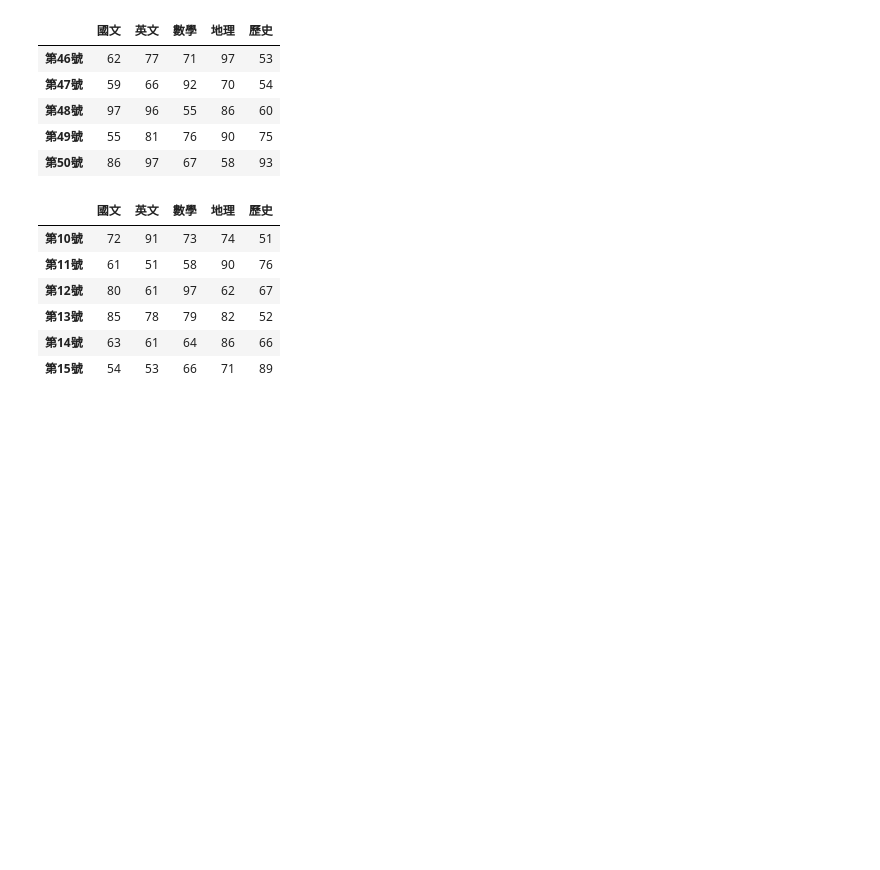
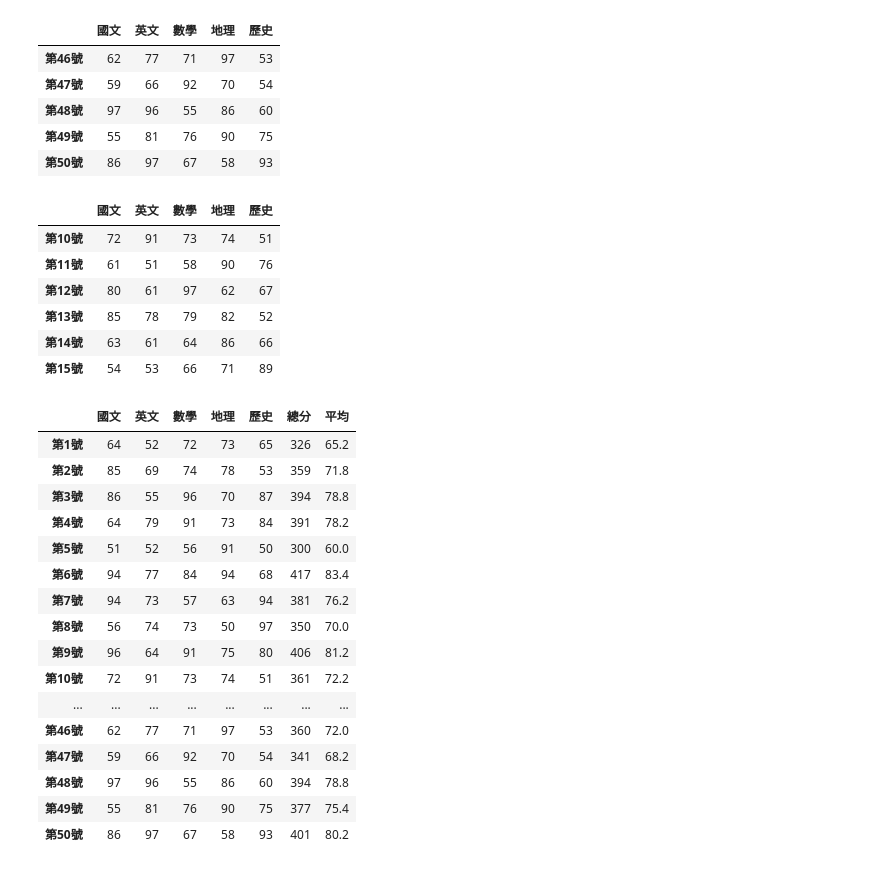
Before and after one commit to roberthsu2003/__2024_06_25_gov__, a Jupyter notebook: lesson11.ipynb, the cells around one changed output. Cells and saved outputs as stored; diff of their text form; code cells hidden in the pictures; blank space fills up the shorter version.

```diff
--- a/lesson11.ipynb
+++ b/lesson11.ipynb
@@ -123,3 +123,27 @@ df1.loc['第10號':'第15號']
 | 第13號 | 85 | 78 | 79 | 82 | 52 |
 | 第14號 | 63 | 61 | 64 | 86 | 66 |
 | 第15號 | 54 | 53 | 66 | 71 | 89 |
+# %%
+student_sum = df1.sum(axis=1)
+student_mean = df1.mean(axis=1)
+df1['總分'] = student_sum
+df1['平均'] = student_mean
+df1
+# %% [output]
+|  | 國文 | 英文 | 數學 | 地理 | 歷史 | 總分 | 平均 |
+| 第1號 | 64 | 52 | 72 | 73 | 65 | 326 | 65.2 |
+| 第2號 | 85 | 69 | 74 | 78 | 53 | 359 | 71.8 |
+| 第3號 | 86 | 55 | 96 | 70 | 87 | 394 | 78.8 |
+| 第4號 | 64 | 79 | 91 | 73 | 84 | 391 | 78.2 |
+| 第5號 | 51 | 52 | 56 | 91 | 50 | 300 | 60.0 |
+| 第6號 | 94 | 77 | 84 | 94 | 68 | 417 | 83.4 |
+| 第7號 | 94 | 73 | 57 | 63 | 94 | 381 | 76.2 |
+| 第8號 | 56 | 74 | 73 | 50 | 97 | 350 | 70.0 |
+| 第9號 | 96 | 64 | 91 | 75 | 80 | 406 | 81.2 |
+| 第10號 | 72 | 91 | 73 | 74 | 51 | 361 | 72.2 |
+| ... | ... | ... | ... | ... | ... | ... | ... |
+| 第46號 | 62 | 77 | 71 | 97 | 53 | 360 | 72.0 |
+| 第47號 | 59 | 66 | 92 | 70 | 54 | 341 | 68.2 |
+| 第48號 | 97 | 96 | 55 | 86 | 60 | 394 | 78.8 |
+| 第49號 | 55 | 81 | 76 | 90 | 75 | 377 | 75.4 |
+| 第50號 | 86 | 97 | 67 | 58 | 93 | 401 | 80.2 |
```
